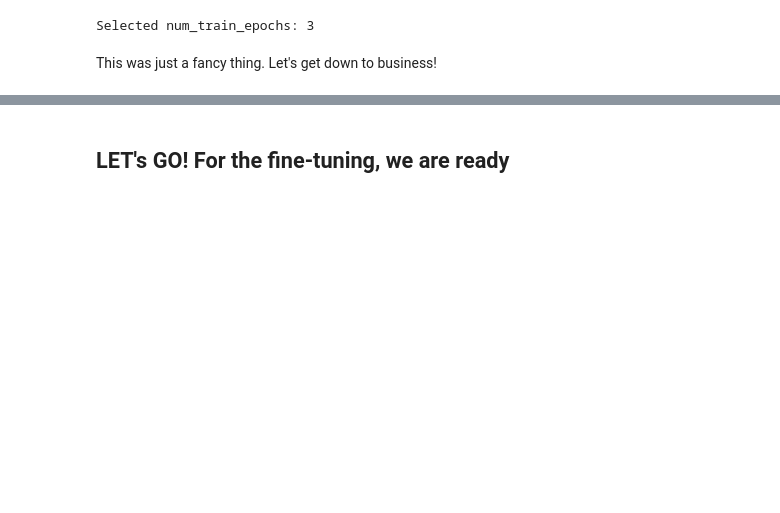
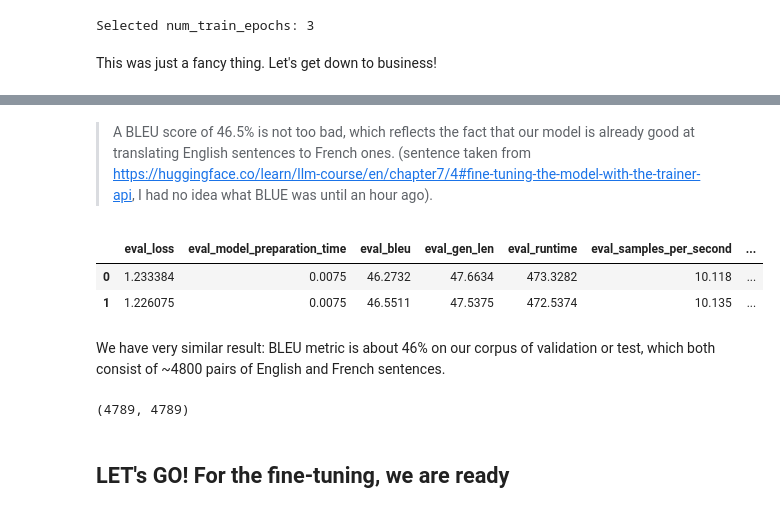
Before and after one commit to Naereen/Assistant-traduction-CranialInsertion-en-Python, a Jupyter notebook: Finetuning_on_a_dataset_of_English_to_French_text_about_Magic_the_Gathering.ipynb, the cells around one changed output, grey strips where cells are left out. Drawn from its saved outputs; the diff is of its cells as text; code cells hidden in the pictures; blank space fills up the shorter version.

Commit message:
Improved the notebook about finetuning. Computation is running...

```diff
--- a/Finetuning_on_a_dataset_of_English_to_French_text_about_Magic_the_Gathering.ipynb
+++ b/Finetuning_on_a_dataset_of_English_to_French_text_about_Magic_the_Gathering.ipynb
@@ -929,0 +1088,7 @@ pd.DataFrame([evaluation_before_finetuning])
+# %%
+%%time
+
+evaluation_before_finetuning_on_testdataset = trainer.evaluate(tokenized_datasets["test"], max_length=max_length)
+
+# pprint(evaluation_before_finetuning_on_testdataset)
+pd.DataFrame([evaluation_before_finetuning_on_testdataset])
@@ -930,3 +1108,21 @@ pd.DataFrame([evaluation_before_finetuning])
+# %% [markdown]
+> A BLEU score of 46.5% is not too bad, which reflects the fact that our model is already good at translating English sentences to French ones.
+> (sentence taken from <https://huggingface.co/learn/llm-course/en/chapter7/4#fine-tuning-the-model-with-the-trainer-api>, I had no idea what BLUE was until an hour ago).
+# %%
+pd.DataFrame([
+    evaluation_before_finetuning,
+    evaluation_before_finetuning_on_testdataset,
+])
+# %% [output]
+|  | eval_loss | eval_model_preparation_time | eval_bleu | eval_gen_len | eval_runtime | eval_samples_per_second | ... |
+| 0 | 1.233384 | 0.0075 | 46.2732 | 47.6634 | 473.3282 | 10.118 | ... |
+| 1 | 1.226075 | 0.0075 | 46.5511 | 47.5375 | 472.5374 | 10.135 | ... |
+# %% [markdown]
+We have very similar result: BLEU metric is about 46% on our corpus of validation or test, which both consist of ~4800 pairs of English and French sentences.
+# %%
+len(tokenized_datasets["validation"]), len(tokenized_datasets["test"])
+# %% [output]
+(4789, 4789)
 # %% [markdown]
 ## LET's GO! For the fine-tuning, we are ready
 # %%
```
Also changed, not shown: parts of 42 cells of this notebook, 1 other file.
